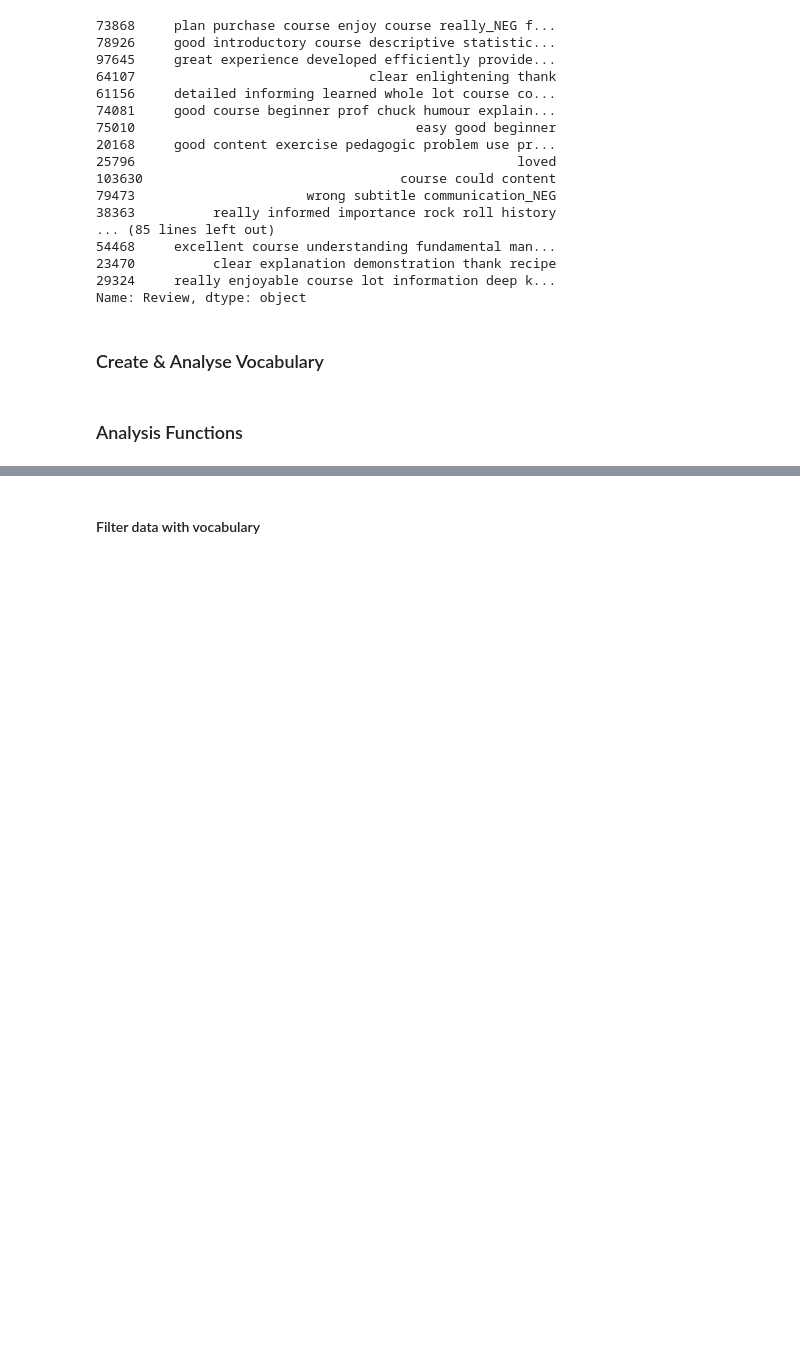
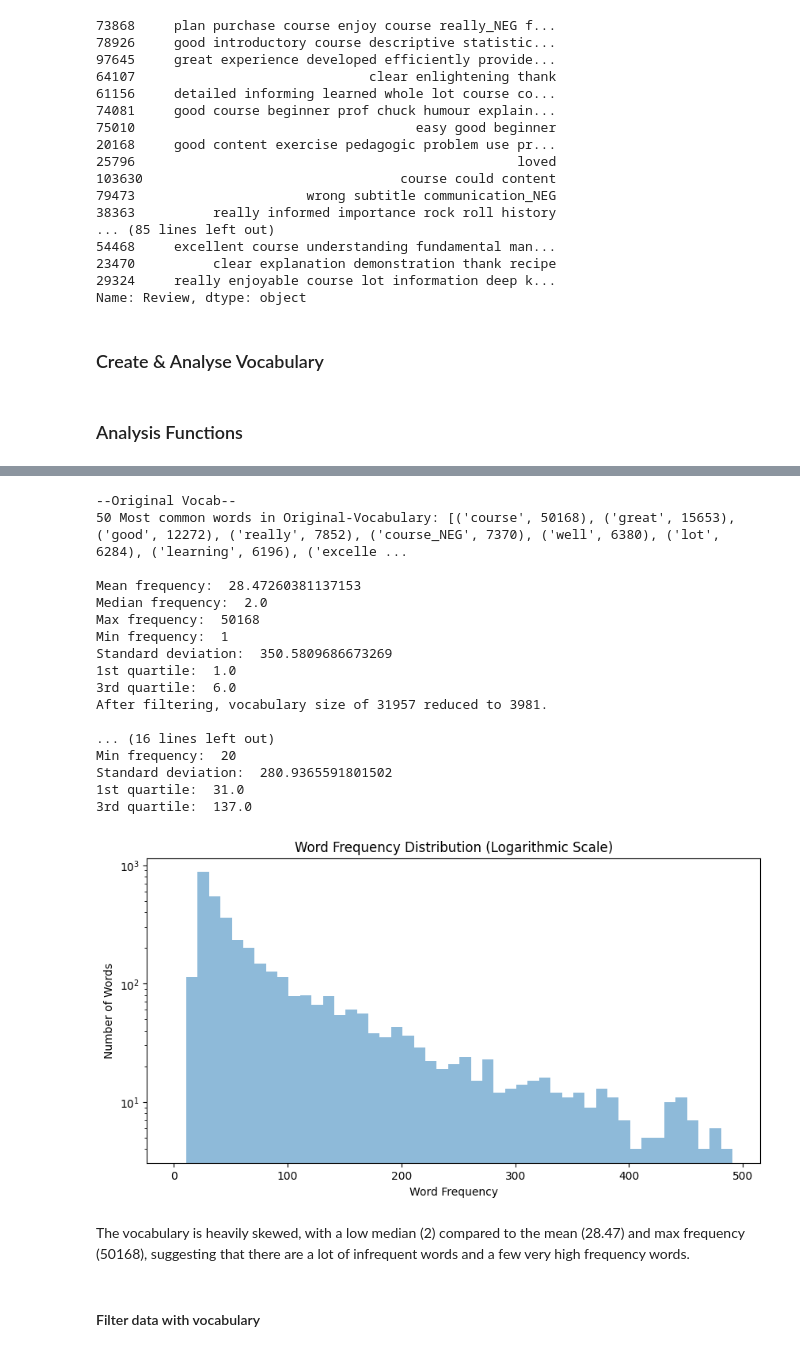
Before and after one commit to ekinfergan/Thesis_Jupyter_Final, a Jupyter notebook: src/preprocessing/processor.ipynb, the cells around one changed output, grey strips where cells are left out. Drawn from its saved outputs; the diff is of its cells as text; code cells hidden in the pictures; blank space fills up the shorter version.

```diff
--- a/src/preprocessing/processor.ipynb
+++ b/src/preprocessing/processor.ipynb
@@ -496,3 +441,48 @@ Stored 'vocab_size' (int)
+# %%
+def analyze_vocab(original_vocab, vocab, vocab_size):
+    # Analyse original vocabulary
+    print("--Original Vocab--")
+    print(f"50 Most common words in Original-Vocabulary: {original_vocab.most_common(50)}\n") # TODO: use to show what is deleted in report, the delete
+    calculate_word_statistics(np.array(list(original_vocab.values())))
+    print("After filtering, vocabulary size of {} reduced to {}.\n".format(len(original_vocab), vocab_size))
+
+    # Analyse filtered vocabulary
+    print("--Filtered Vocab--")
+    vocab = dict(sorted(vocab.items(), key=lambda x: x[1], reverse=True))
+    first_20 = list(vocab.items())[:10]
+    print("20 Most Common Words:")
+    for word, freq in first_20:
+        print(f"\t{word}: {freq}")
+    print()
+
+    freqs = np.array(list(vocab.values()))
+    calculate_word_statistics(freqs)
+    #create_wordcloud(vocab)
+    plot_word_freq_hist(freqs)
+
+
+analyze_vocab(original_vocab, vocab, vocab_size)
+# %% [output]
+--Original Vocab--
+50 Most common words in Original-Vocabulary: [('course', 50168), ('great', 15653), ('good', 12272), ('really', 7852), ('course_NEG', 7370), ('well', 6380), ('lot', 6284), ('learning', 6196), ('excelle ...
+
+Mean frequency:  28.47260381137153
+Median frequency:  2.0
+Max frequency:  50168
+Min frequency:  1
+Standard deviation:  350.5809686673269
+1st quartile:  1.0
+3rd quartile:  6.0
+After filtering, vocabulary size of 31957 reduced to 3981.
+
+... (16 lines left out)
+Min frequency:  20
+Standard deviation:  280.9365591801502
+1st quartile:  31.0
+3rd quartile:  137.0
+[figure, added]
+# %% [markdown]
+The vocabulary is heavily skewed, with a low median (2) compared to the mean (28.47) and max frequency (50168), suggesting that there are a lot of infrequent words and a few very high frequency words.
 # %% [markdown]
 #### Filter data with vocabulary
 # %%
```
Also changed, not shown: parts of 25 cells of this notebook, 4 other files.
